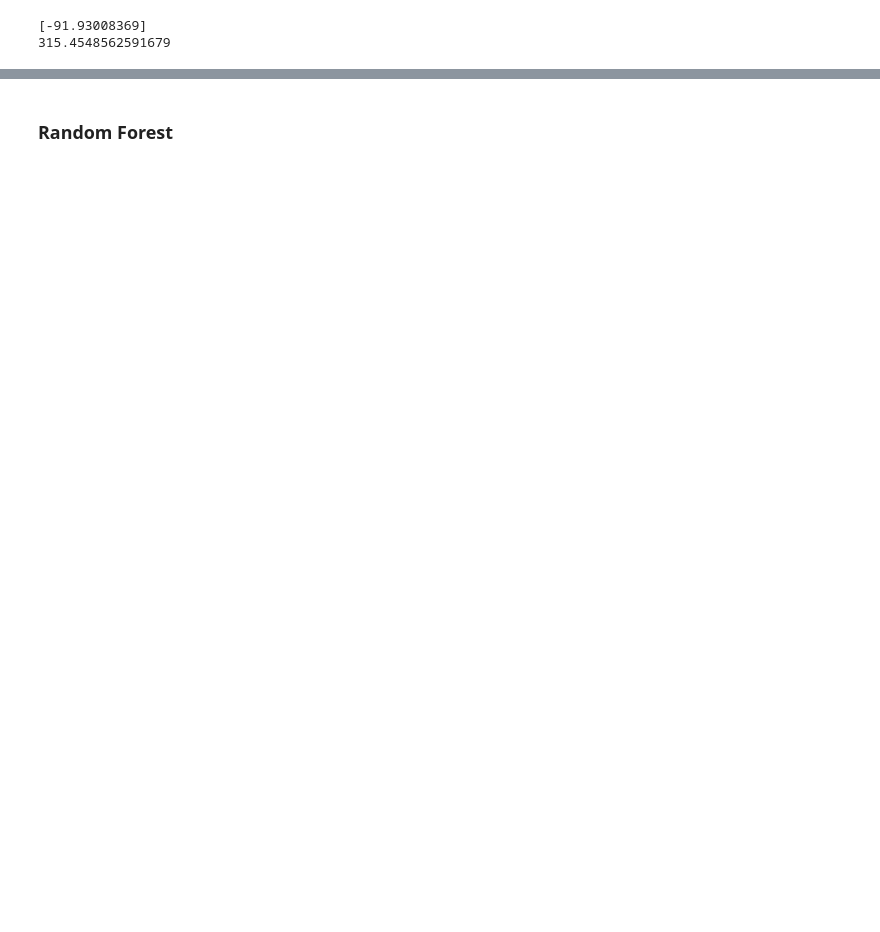
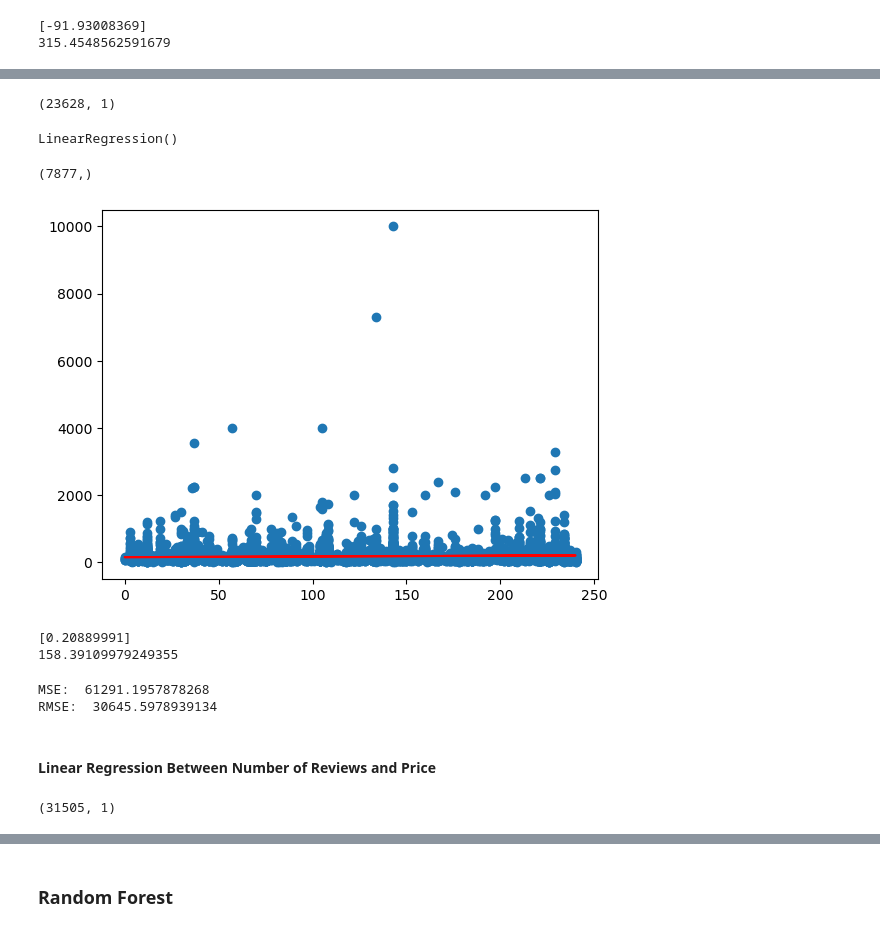
Before and after one commit to lkachury/airbnb_final_project, a Jupyter notebook: Machine_Learning.ipynb, the cells around one changed output, grey strips where cells are left out. Saved outputs shown, nothing was run; the diff lists cells and outputs as text; code cells hidden in the pictures; blank space fills up the shorter version.

```diff
--- a/Machine_Learning.ipynb
+++ b/Machine_Learning.ipynb
@@ -218,0 +351,43 @@ print(model.intercept_)
+# %%
+X_train, X_test, Y_train, Y_test = train_test_split(X,y,random_state=1)
+X_train.shape
+# %% [output]
+(23628, 1)
+# %%
+model = LinearRegression()
+# %%
+model.fit(X, y)
+# %% [output]
+LinearRegression()
+# %%
+y_pred = model.predict(X_test)
+print(y_pred.shape)
+# %% [output]
+(7877,)
+# %%
+plt.scatter(X_test, Y_test)
+plt.plot(X_test, y_pred, color='red')
+plt.show()
+# %% [output]
+[figure, added]
+# %%
+print(model.coef_)
+print(model.intercept_)
+# %% [output]
+[0.20889991]
+158.39109979249355
+# %%
+mse = mean_squared_error(Y_test, y_pred)
+print("MSE: ",mse)
+print("RMSE: ", mse*(1/2.0))
+# %% [output]
+MSE:  61291.1957878268
+RMSE:  30645.5978939134
+# %% [markdown]
+#### Linear Regression Between Number of Reviews and Price
+# %%
+X = listings_df.number_of_reviews.values.reshape(-1, 1)
+X[:5]
+X.shape
+# %% [output]
+(31505, 1)
```
Also changed, not shown: parts of 45 cells of this notebook.
